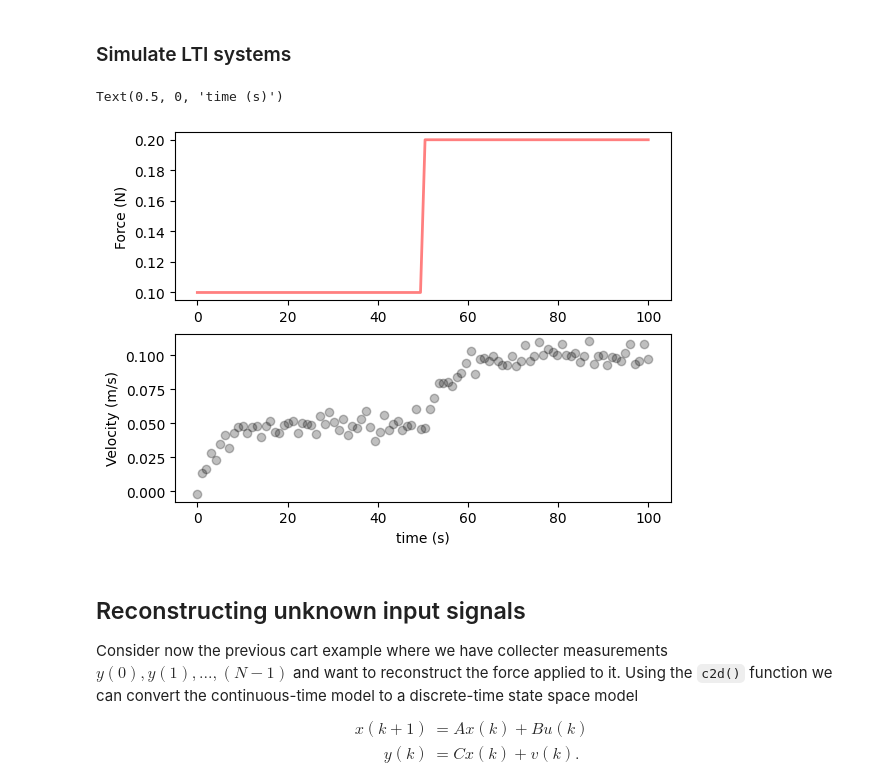
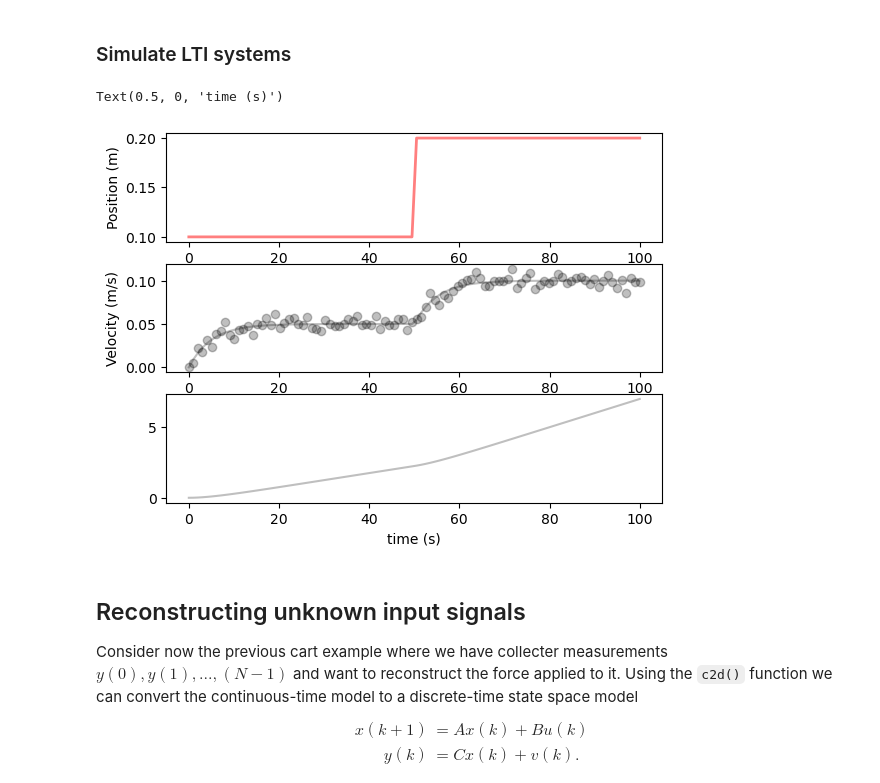
Before and after one commit to mmanngard/VirtualSensors, a Jupyter notebook: notebooks/virtual_sensing_introduction.ipynb, the cells around one changed output. Drawn from its saved outputs; the diff is of its cells as text; code cells hidden in the pictures.

```diff
--- a/notebooks/virtual_sensing_introduction.ipynb
+++ b/notebooks/virtual_sensing_introduction.ipynb
@@ -84,36 +84,42 @@ A = np.array([[0, 1],[0, -mu/m]])
 B = np.array([[0],[1/m]])
 C = np.array([[0, 1]])
 
 # simulaiton parameters
 N = 100 #number of time steps
 t = np.linspace(0,100,N) #time points
 #input signal (step)
 u = np.array([])
 for i in range(N):
     if i<N/2:
         u = np.append(u,.1)
     else:
         u = np.append(u,.2)
+u0 = u
 
 # measurement noise
 v = 0.005*np.random.normal(0,1,N)
 
 # simulate
 sys = signal.StateSpace(A,B,C)
-tout, y, xout = signal.lsim(sys, U=u, T=t)
+tout, y, x = signal.lsim(sys, U=u, T=t)
 # add noise
 y += v
 
+y0 = y #save this for later
+
 # plot result
-fig, axs = plt.subplots(2)
+fig, axs = plt.subplots(3)
 axs[0].plot(t, u,'r', alpha=0.5, linewidth=2, label='input')
 axs[0].set_ylabel('Force (N)')
+axs[1].plot(tout,xout[:,1], color='k', alpha=0.25)
 axs[1].scatter(tout, y, alpha=0.25, color='k', edgecolor=None)
 axs[1].set_ylabel('Velocity (m/s)')
+axs[2].plot(tout,xout[:,0], color='k', alpha=0.25)
+axs[0].set_ylabel('Position (m)')
 plt.xlabel('time (s)')
 # %% [output]
 Text(0.5, 0, 'time (s)')
-[figure, old version]
+[figure, new version]
 # %% [markdown]
 ## Reconstructing unknown input signals
 Consider now the previous cart example where we have collecter measurements $y(0), y(1),...,(N-1)$ and want to reconstruct the force applied to it. Using the `c2d()` function we can convert the continuous-time model to a discrete-time state space model
```
Also changed, not shown: parts of 8 cells of this notebook.
